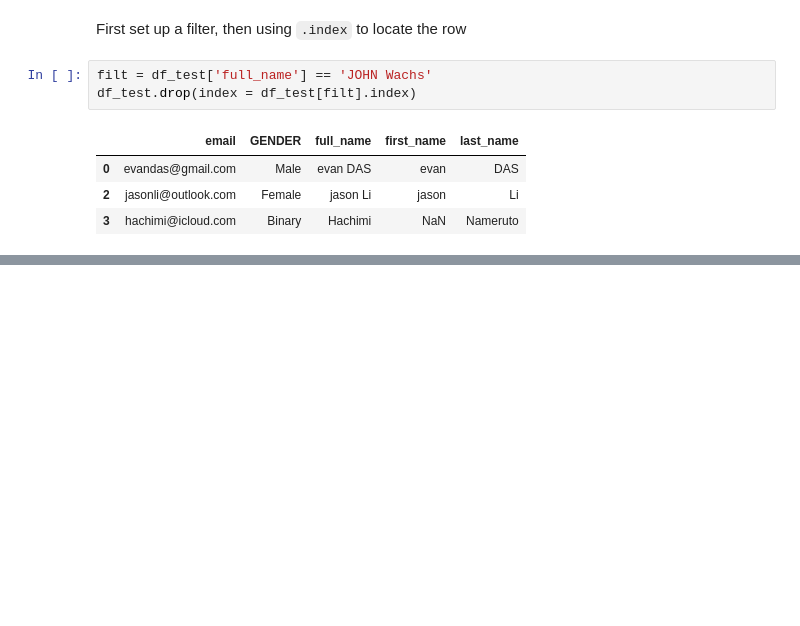
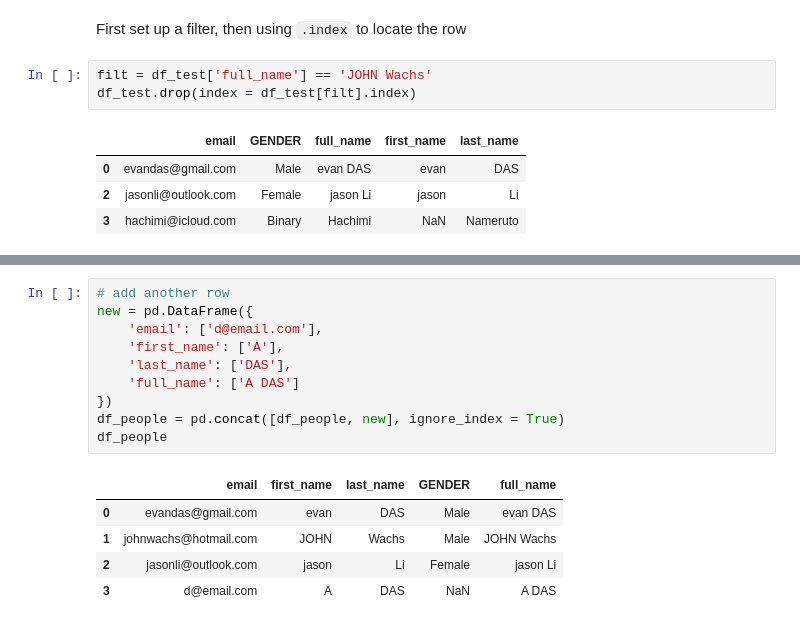
Before and after one commit to XiyueYuan/Data_Analysis, a Jupyter notebook: Book1.ipynb, the cells around one changed output, grey strips where cells are left out. Saved outputs shown, nothing was run; the diff lists cells and outputs as text; blank space fills up the shorter version.

```diff
--- a/Book1.ipynb
+++ b/Book1.ipynb
@@ -301,0 +323,16 @@ df_test.drop(index = df_test[filt].index)
+# %%
+# add another row
+new = pd.DataFrame({
+    'email': ['d@email.com'],
+    'first_name': ['A'],
+    'last_name': ['DAS'],
+    'full_name': ['A DAS']
+})
+df_people = pd.concat([df_people, new], ignore_index = True)
+df_people
+# %% [output]
+|  | email | first_name | last_name | GENDER | full_name |
+| 0 | evandas@gmail.com | evan | DAS | Male | evan DAS |
+| 1 | johnwachs@hotmail.com | JOHN | Wachs | Male | JOHN Wachs |
+| 2 | jasonli@outlook.com | jason | Li | Female | jason Li |
+| 3 | d@email.com | A | DAS | NaN | A DAS |
```
Also changed, not shown: parts of 8 cells of this notebook, 1 other file.
